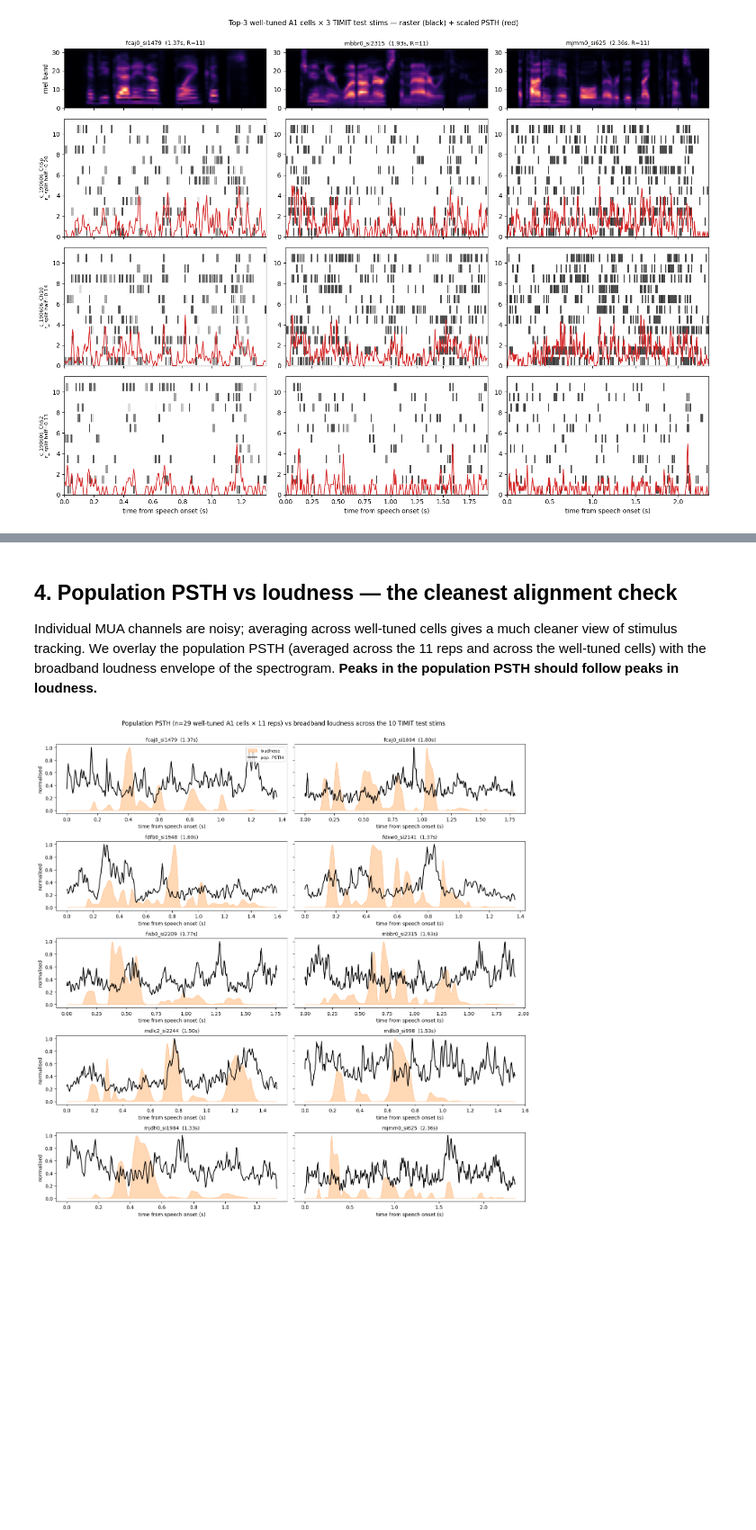
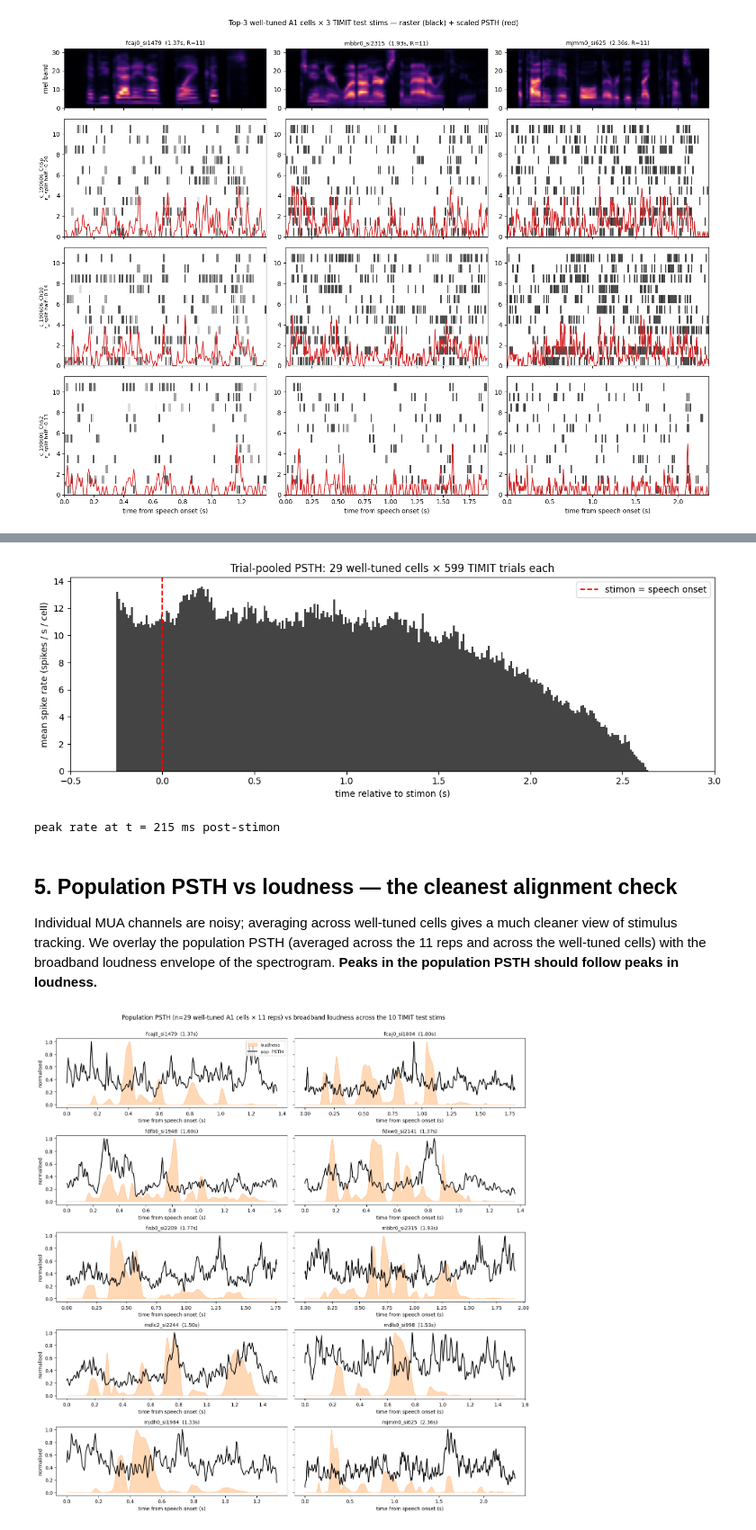
Before and after one commit to urancon/deepSTRF, a Jupyter notebook: examples/explore_downer2025.ipynb, the cells around one changed output, grey strips where cells are left out. Shown at 90% size. Saved outputs shown, nothing was run; the diff lists cells and outputs as text; code cells hidden in the pictures; blank space fills up the shorter version.

```diff
--- a/examples/explore_downer2025.ipynb
+++ b/examples/explore_downer2025.ipynb
@@ -214,5 +230,55 @@ plt.show()
+# %%
+import scipy.io as sio
+from pathlib import Path
+
+sess_path = Path(DATA or os.environ["DOWNER2025_DATA"]) / "sessions" / SESSIONS[0]
+well_cell_ids = {ds_timit.nrn_meta[i]["cell_id"] for i in well_idx}
+
+WINDOW = (-0.5, 3.0)
+BIN_S = 0.010
+edges = np.arange(WINDOW[0], WINDOW[1] + BIN_S, BIN_S)
+hist_total = np.zeros(len(edges) - 1)
+n_trials_total = 0
+
+for chan_path in sorted(sess_path.iterdir()):
+    if "MUspk" not in chan_path.name:
+        continue
+    cell_id = chan_path.name.replace("_MUspk.mat", "")
+    if cell_id not in well_cell_ids:
+        continue
+    m = sio.loadmat(chan_path, squeeze_me=True, struct_as_record=False,
+                    variable_names=["spike", "trial"])
+    sp = m["spike"]
+    stimlock = np.asarray(sp.stimlock, dtype=float)
+    timit_spike = np.asarray(sp.timitStimcode, dtype=int)
+    timit_trial = np.asarray(m["trial"].timitStimcode, dtype=int)
+
+    n_trials_total += int((timit_trial > 0).sum())
+    mask = (timit_spike > 0) & (stimlock >= WINDOW[0]) & (stimlock < WINDOW[1])
+    h, _ = np.histogram(stimlock[mask], bins=edges)
+    hist_total += h
+
+rate = hist_total / max(n_trials_total, 1) / BIN_S
+bin_centers = edges[:-1] + BIN_S / 2
+
+fig, ax = plt.subplots(figsize=(11, 4))
+ax.bar(bin_centers, rate, width=BIN_S, color="#444444", edgecolor="none")
+ax.axvline(0.0, color="red", linestyle="--", linewidth=1.5,
+            label="stimon = speech onset")
+ax.set_xlabel("time relative to stimon (s)")
+ax.set_ylabel("mean spike rate (spikes / s / cell)")
+ax.set_title(f"Trial-pooled PSTH: {len(well_idx)} well-tuned cells × "
+             f"{n_trials_total // max(len(well_idx),1)} TIMIT trials each")
+ax.legend(loc="upper right")
+ax.set_xlim(WINDOW)
+plt.tight_layout()
+plt.show()
+print(f"peak rate at t = {bin_centers[rate.argmax()]*1000:.0f} ms post-stimon")
+# %% [output]
+[figure, added]
+peak rate at t = 215 ms post-stimon
 # %% [markdown]
-## 4. Population PSTH vs loudness — the cleanest alignment check
+## 5. Population PSTH vs loudness — the cleanest alignment check
 
 Individual MUA channels are noisy; averaging across well-tuned cells
 gives a much cleaner view of stimulus tracking. We overlay the
```
Also changed, not shown: parts of 5 cells of this notebook.
